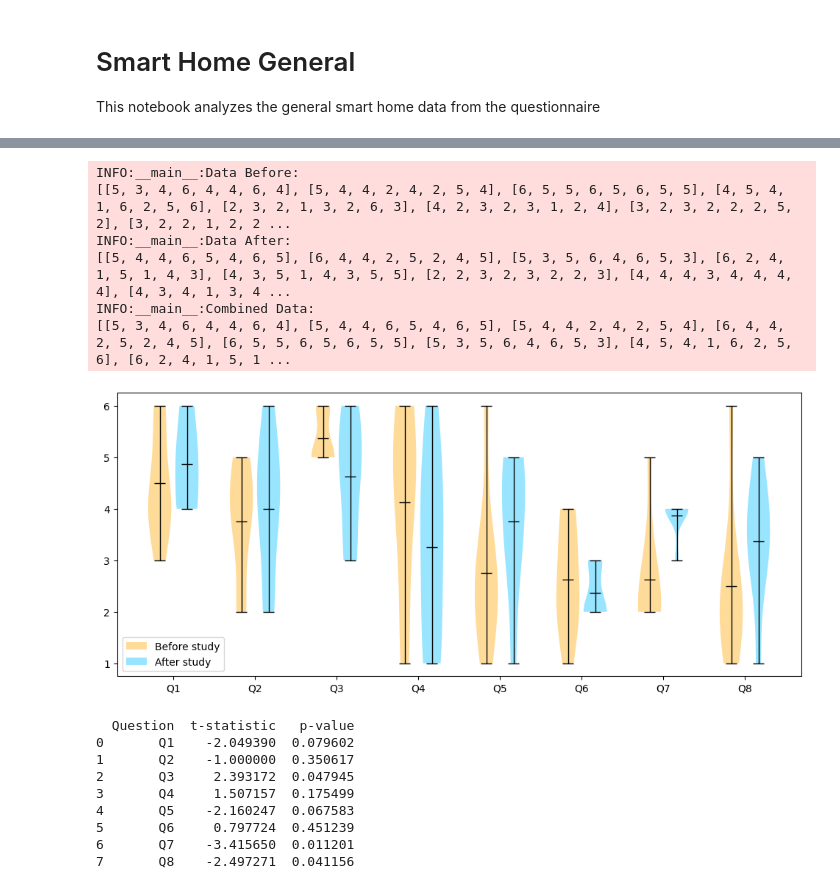
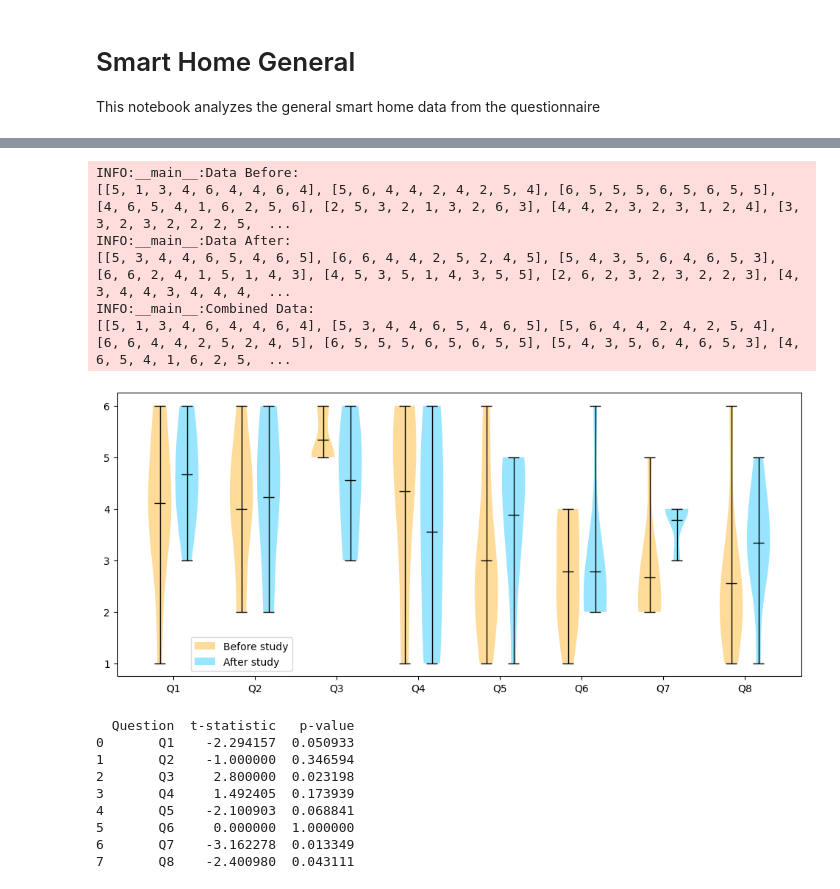
Before and after one commit to DavidMueller1/master-thesis-jupyter-plots, a Jupyter notebook: smartHome_general.ipynb, the cells around one changed output, grey strips where cells are left out. Drawn from its saved outputs; the diff is of its cells as text; code cells hidden in the pictures.

```diff
--- a/smartHome_general.ipynb
+++ b/smartHome_general.ipynb
@@ -117,7 +8,7 @@ import pandas as pd
 
 # Constants
 SPACE_BETWEEN_GROUPS = 1
-INCLUDE_KARIN = False
+INCLUDE_KARIN = True
 
 # Setup logging
 logging.basicConfig(level=logging.INFO)
@@ -152,38 +43,40 @@ logger.info(f"Combined Data:\n{data_combined}")
 # Customize the x-tick labels
 tick_labels = [f'Q{i+1}' for i in range(len(data_before))]
 
 # Create a violin plot
 plt.figure(figsize=(12, 5))
 violins = plt.violinplot(data_combined, positions=violin_positions, widths=0.85, showmeans=True)
 
 colors = ['orange', 'deepskyblue']
 for i, pc in enumerate(violins['bodies']):
     pc.set_facecolor(colors[i % 2])
     pc.set_alpha(0.4)
 
 # Customize the color of the lines
 for partname in ('cmedians', 'cmeans', 'cmins', 'cmaxes', 'cbars'):
     vp = violins.get(partname)
     if vp:
         vp.set_edgecolor('black')
         vp.set_linewidth(1)
 
 plt.xticks(label_positions, tick_labels)
 
 # Add legend for the colors
-plt.legend(['Before study', 'After study'], loc='lower left')
+# plt.legend(['Before study', 'After study'], loc='upper left', bbox_to_anchor=(0, -0.15))
+plt.legend(['Before study', 'After study'], loc='lower left', bbox_to_anchor=(0.1, 0))
+
 
 # Save as PDF
 plt.savefig(f"output/general_questions_with{'' if INCLUDE_KARIN else 'out'}_karin.pdf", format='pdf')
 plt.show()
 # %% [output]
 INFO:__main__:Data Before:
-[[5, 3, 4, 6, 4, 4, 6, 4], [5, 4, 4, 2, 4, 2, 5, 4], [6, 5, 5, 6, 5, 6, 5, 5], [4, 5, 4, 1, 6, 2, 5, 6], [2, 3, 2, 1, 3, 2, 6, 3], [4, 2, 3, 2, 3, 1, 2, 4], [3, 2, 3, 2, 2, 2, 5, 2], [3, 2, 2, 1, 2, 2 ...
+[[5, 1, 3, 4, 6, 4, 4, 6, 4], [5, 6, 4, 4, 2, 4, 2, 5, 4], [6, 5, 5, 5, 6, 5, 6, 5, 5], [4, 6, 5, 4, 1, 6, 2, 5, 6], [2, 5, 3, 2, 1, 3, 2, 6, 3], [4, 4, 2, 3, 2, 3, 1, 2, 4], [3, 3, 2, 3, 2, 2, 2, 5,  ...
 INFO:__main__:Data After:
-[[5, 4, 4, 6, 5, 4, 6, 5], [6, 4, 4, 2, 5, 2, 4, 5], [5, 3, 5, 6, 4, 6, 5, 3], [6, 2, 4, 1, 5, 1, 4, 3], [4, 3, 5, 1, 4, 3, 5, 5], [2, 2, 3, 2, 3, 2, 2, 3], [4, 4, 4, 3, 4, 4, 4, 4], [4, 3, 4, 1, 3, 4 ...
+[[5, 3, 4, 4, 6, 5, 4, 6, 5], [6, 6, 4, 4, 2, 5, 2, 4, 5], [5, 4, 3, 5, 6, 4, 6, 5, 3], [6, 6, 2, 4, 1, 5, 1, 4, 3], [4, 5, 3, 5, 1, 4, 3, 5, 5], [2, 6, 2, 3, 2, 3, 2, 2, 3], [4, 3, 4, 4, 3, 4, 4, 4,  ...
 INFO:__main__:Combined Data:
-[[5, 3, 4, 6, 4, 4, 6, 4], [5, 4, 4, 6, 5, 4, 6, 5], [5, 4, 4, 2, 4, 2, 5, 4], [6, 4, 4, 2, 5, 2, 4, 5], [6, 5, 5, 6, 5, 6, 5, 5], [5, 3, 5, 6, 4, 6, 5, 3], [4, 5, 4, 1, 6, 2, 5, 6], [6, 2, 4, 1, 5, 1 ...
+[[5, 1, 3, 4, 6, 4, 4, 6, 4], [5, 3, 4, 4, 6, 5, 4, 6, 5], [5, 6, 4, 4, 2, 4, 2, 5, 4], [6, 6, 4, 4, 2, 5, 2, 4, 5], [6, 5, 5, 5, 6, 5, 6, 5, 5], [5, 4, 3, 5, 6, 4, 6, 5, 3], [4, 6, 5, 4, 1, 6, 2, 5,  ...
-[figure, old version]
+[figure, new version]
 # %%
 from scipy.stats import ttest_rel
 import pandas as pd
@@ -193,7 +86,7 @@ data_before = pd.read_csv('data/general_questions/before.csv', header=None)
 data_after = pd.read_csv('data/general_questions/after.csv', header=None)
 
 # Variable to include or exclude participant 2
-INCLUDE_KARIN = False
+INCLUDE_KARIN = True
 
 # Prepare the data according to INCLUDE_KARIN
 if not INCLUDE_KARIN:
@@ -216,11 +109,11 @@ results_df = pd.DataFrame(results)
 print(results_df)
 # %% [output]
   Question  t-statistic   p-value
-0       Q1    -2.049390  0.079602
-1       Q2    -1.000000  0.350617
-2       Q3     2.393172  0.047945
-3       Q4     1.507157  0.175499
-4       Q5    -2.160247  0.067583
-5       Q6     0.797724  0.451239
-6       Q7    -3.415650  0.011201
-7       Q8    -2.497271  0.041156
+0       Q1    -2.294157  0.050933
+1       Q2    -1.000000  0.346594
+2       Q3     2.800000  0.023198
+3       Q4     1.492405  0.173939
+4       Q5    -2.100903  0.068841
+5       Q6     0.000000  1.000000
+6       Q7    -3.162278  0.013349
+7       Q8    -2.400980  0.043111
```
Also changed, not shown: parts of 1 cell of this notebook, 2 other files.
